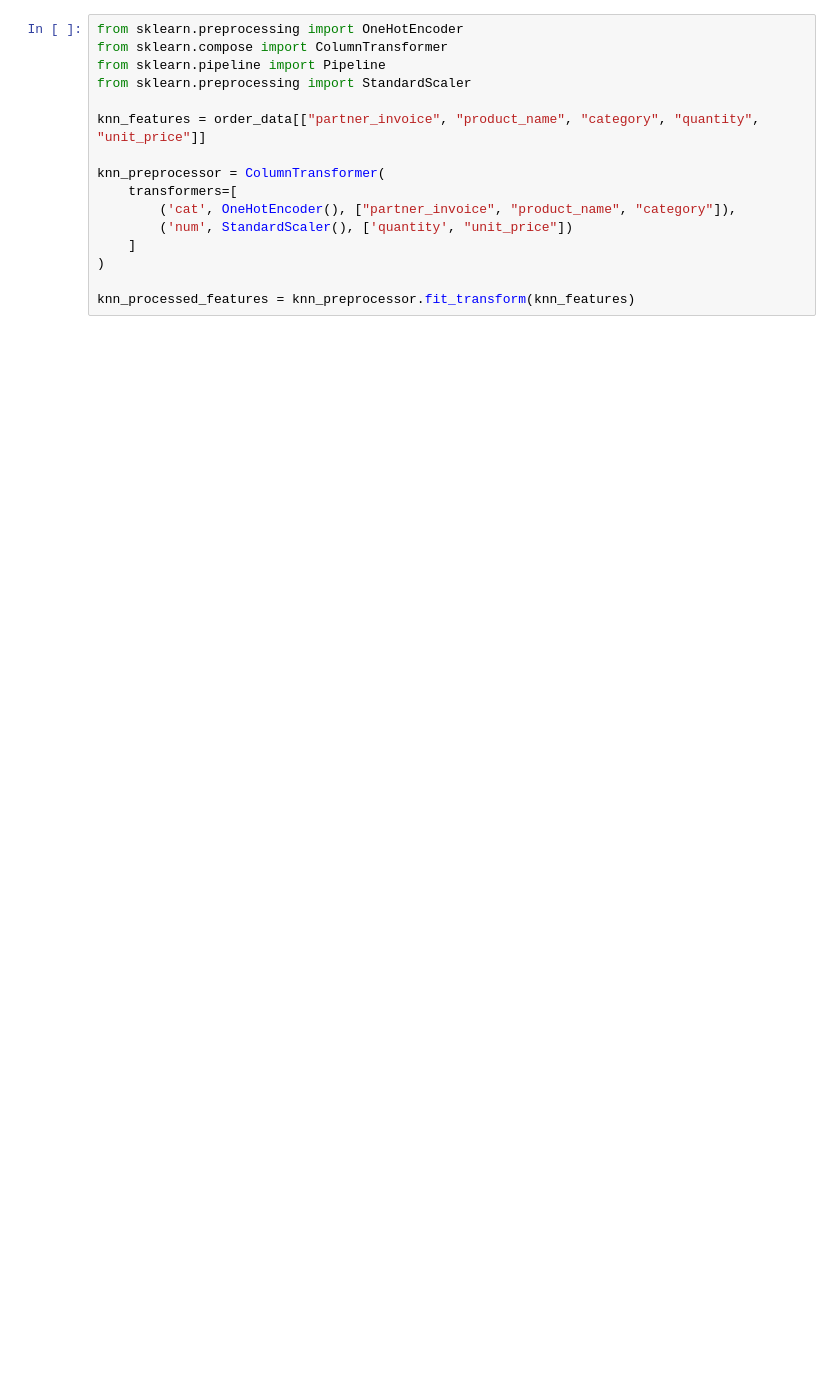
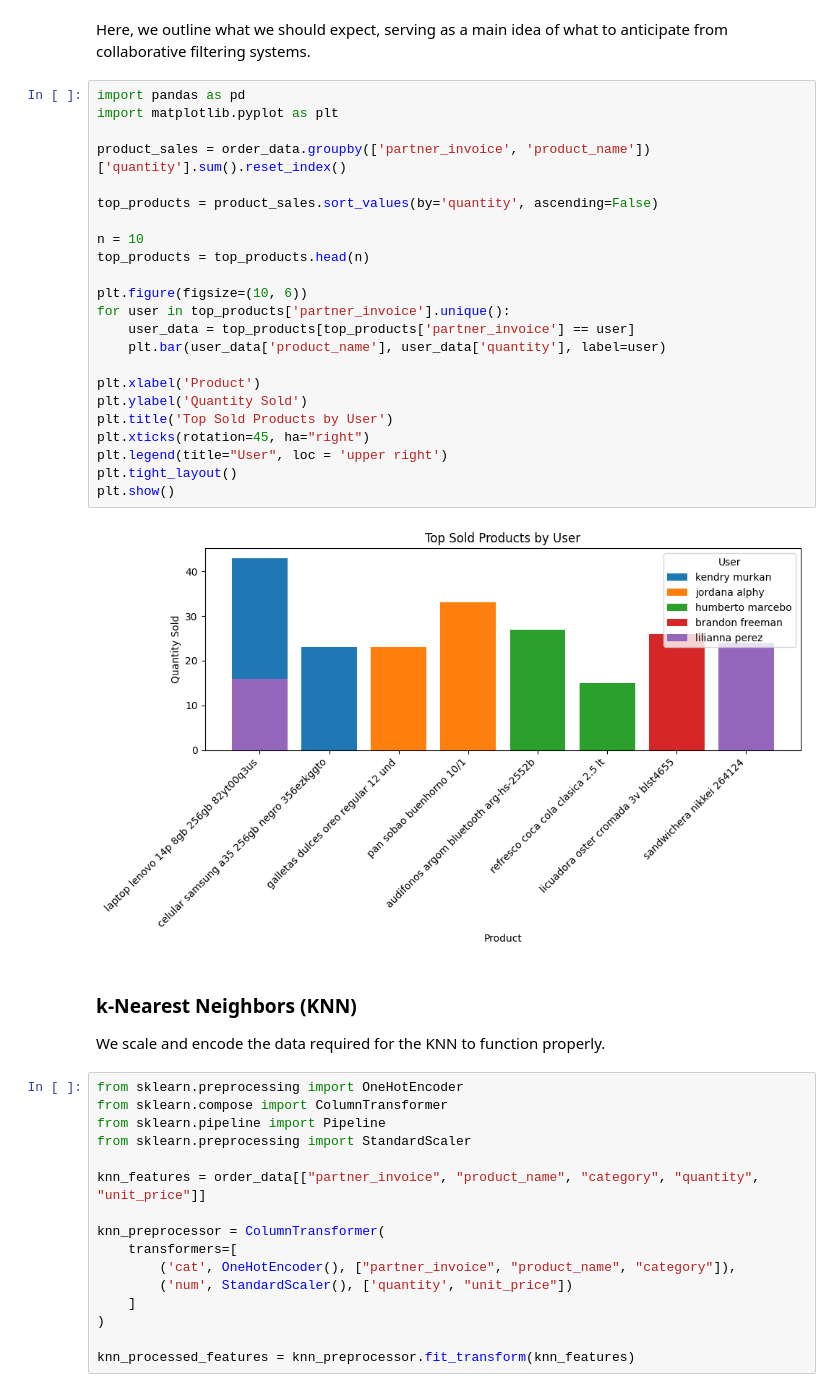
Before and after one commit to LennyMGarcia/OdooVerse-Analytics, a Jupyter notebook: OdooVerse-Analytics-ML/notebooks/03_basic_model.ipynb, the cells around one changed output. Saved outputs shown, nothing was run; the diff lists cells and outputs as text; blank space fills up the shorter version.

```diff
--- a/OdooVerse-Analytics-ML/notebooks/03_basic_model.ipynb
+++ b/OdooVerse-Analytics-ML/notebooks/03_basic_model.ipynb
@@ -68,3 +59,33 @@ print(order_data.head())
+# %% [markdown]
+Here, we outline what we should expect, serving as a main idea of what to anticipate from collaborative filtering systems.
+# %%
+import pandas as pd
+import matplotlib.pyplot as plt
+
+product_sales = order_data.groupby(['partner_invoice', 'product_name'])['quantity'].sum().reset_index()
+
+top_products = product_sales.sort_values(by='quantity', ascending=False)
+
+n = 10
+top_products = top_products.head(n)
+
+plt.figure(figsize=(10, 6))
+for user in top_products['partner_invoice'].unique():
+    user_data = top_products[top_products['partner_invoice'] == user]
+    plt.bar(user_data['product_name'], user_data['quantity'], label=user)
+
+plt.xlabel('Product')
+plt.ylabel('Quantity Sold')
+plt.title('Top Sold Products by User')
+plt.xticks(rotation=45, ha="right")
+plt.legend(title="User", loc = 'upper right')
+plt.tight_layout()
+plt.show()
+# %% [output]
+[figure, added]
+# %% [markdown]
+### k-Nearest Neighbors (KNN)
+We scale and encode the data required for the KNN to function properly.
 # %%
 from sklearn.preprocessing import OneHotEncoder
 from sklearn.compose import ColumnTransformer
```
Also changed, not shown: parts of 14 cells of this notebook, 23 other files.
